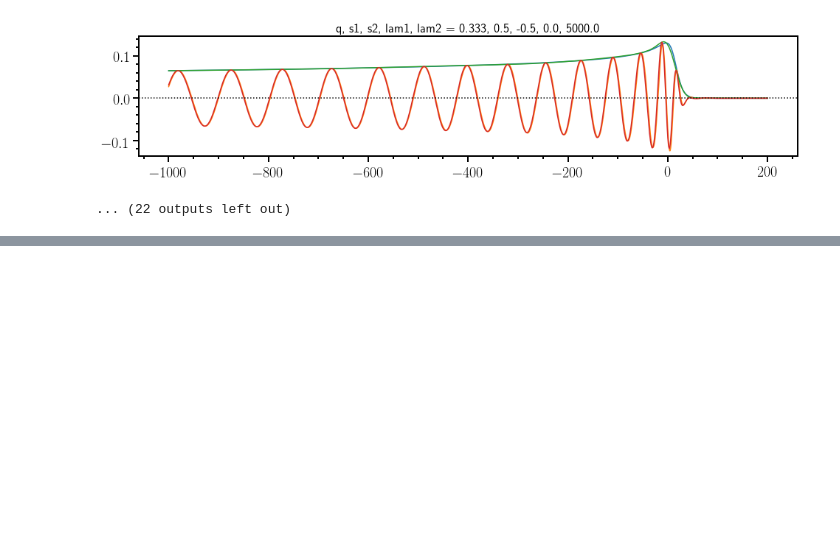
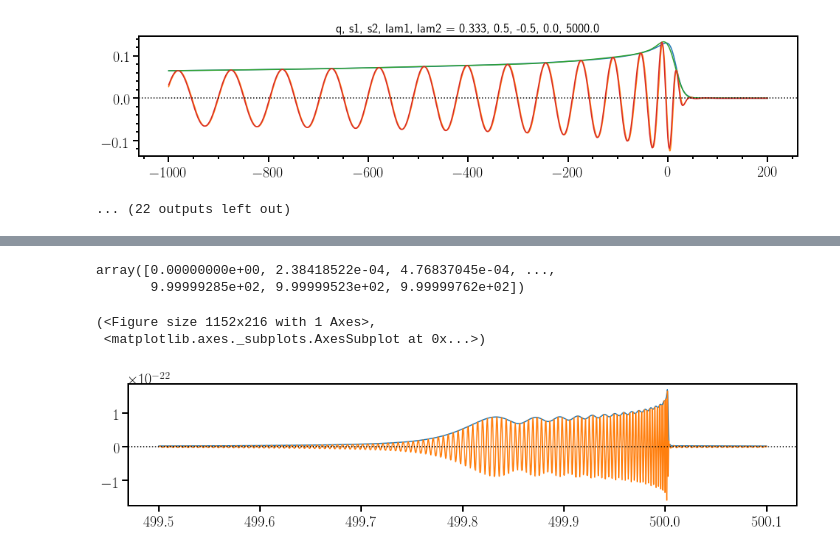
Before and after one commit to benjaminlackey/gpsurrogate, a Jupyter notebook: notebooks/EOBQM/IFFTSurrogate.ipynb, the cells around one changed output, grey strips where cells are left out. Cells and saved outputs as stored; diff of their text form; code cells hidden in the pictures; blank space fills up the shorter version.

```diff
--- a/notebooks/EOBQM/IFFTSurrogate.ipynb
+++ b/notebooks/EOBQM/IFFTSurrogate.ipynb
@@ -512,0 +730,35 @@ for i in range(32):
+# %%
+def ifft_waveform(fs, hptilde, hctilde, fon_i, fon_f):
+    """
+    """
+    htilde = wave.Waveform.from_hp_hc(fs, hptilde, hctilde)
+
+    # Window beginning of waveform
+    fon_i = htilde.x[0]
+    fon_f = 1.1*fon_i
+
+    htilde_win = window.window_on(htilde.copy(), fon_i, fon_f, win='planck')
+    #htilde_win = window.window_off(htilde_win.copy(), foff_i, foff_f, win='planck')
+
+    ######## IFFT waveform ##########
+
+    htilde_comp = hptilde + 1.0j*hctilde
+
+    # IFFT
+    h_comp = np.fft.ifft(htilde_comp)
+    delta_f = fs[1] - fs[0]
+    nsamp = len(fs)
+    ts = 1.0/(nsamp*delta_f)*np.arange(nsamp, dtype=float)
+    delta_t = ts[1] - ts[0]
+
+    # You didn't include the negative frequencies,
+    # so compensate by taking first half and adding to end of second half
+    # !!!! Why don't you need to take the complex conjugate of the negative frequency part? !!!!
+    h_comp_shift = np.concatenate((h_comp[nsamp//2:], h_comp[:nsamp//2]))
+    h_comp_shift /= delta_t
+    h = wave.Waveform.from_complex(ts, h_comp_shift)
+
+    ## Truncate waveform after t=500M
+    #tresamp = h.x[h.x<=500.]
+    #h.resample(tresamp)
+    return h
@@ -512,0 +768,13 @@ for i in range(32):
+# %%
+h = ifft_waveform(fs, hptilde, hctilde, 200, 250)
+# %%
+h.x
+# %% [output]
+array([0.00000000e+00, 2.38418522e-04, 4.76837045e-04, ...,
+       9.99999285e+02, 9.99999523e+02, 9.99999762e+02])
+# %%
+wave.plot_waveforms([h], xi=499.5, xf=500.1)
+# %% [output]
+(<Figure size 1152x216 with 1 Axes>,
+ <matplotlib.axes._subplots.AxesSubplot at 0x...>)
+[figure, added]
```
Also changed, not shown: parts of 14 cells of this notebook, 2 other files.
